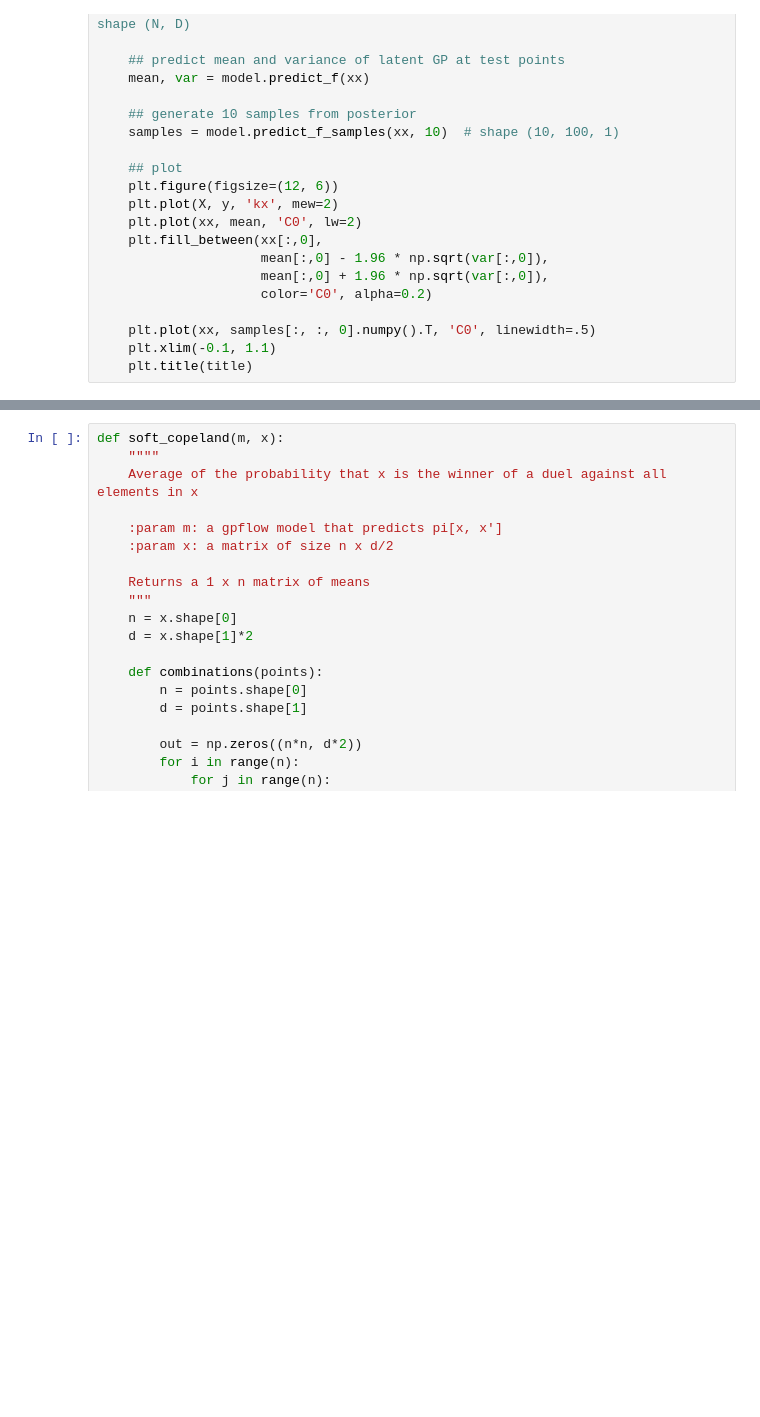
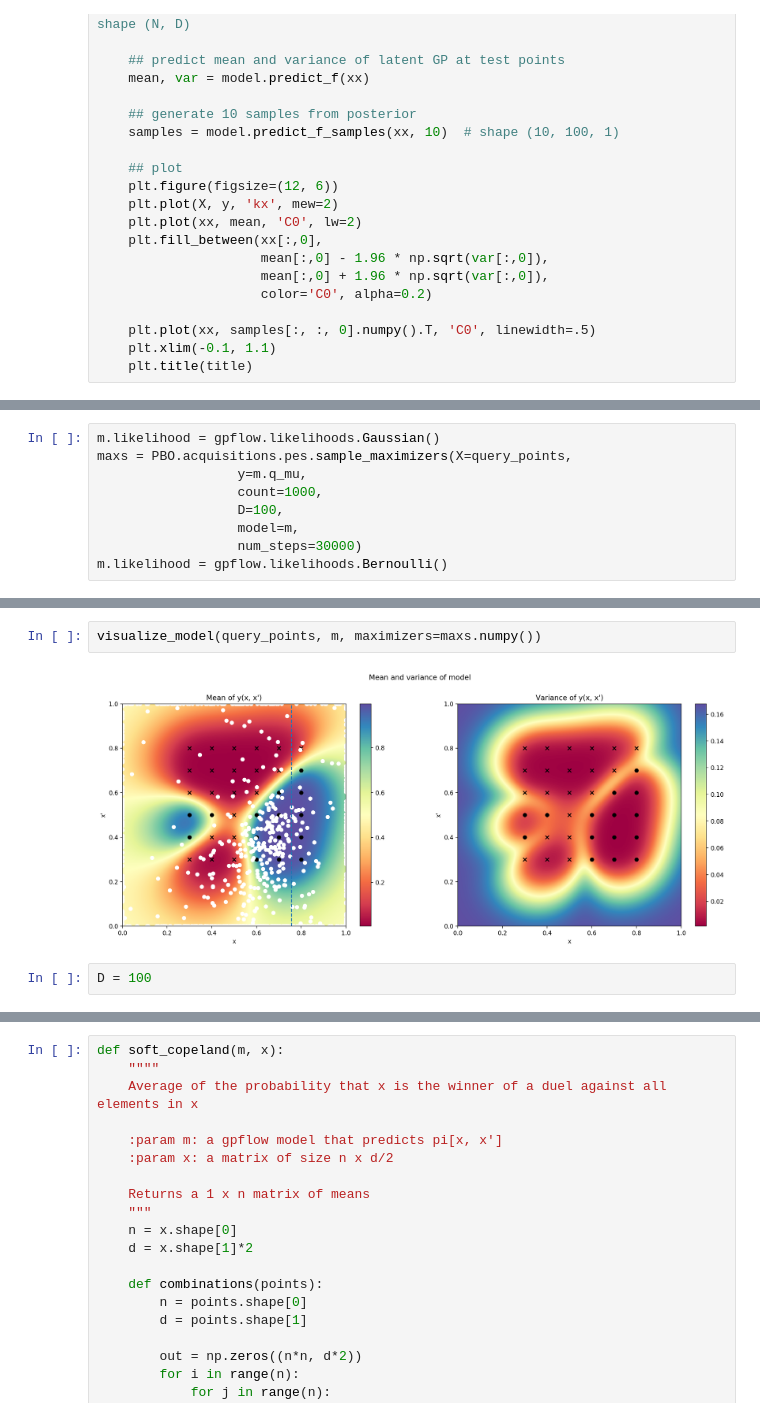
Before and after one commit to sebtsh/Top-k-Ranking-Bayesian-Optimization, a Jupyter notebook: notebooks/PBO_DTS.ipynb, the cells around one changed output, grey strips where cells are left out. Saved outputs shown, nothing was run; the diff lists cells and outputs as text; blank space fills up the shorter version.

Commit message:
Fix and refactor maximizer sampling

```diff
--- a/notebooks/PBO_DTS.ipynb
+++ b/notebooks/PBO_DTS.ipynb
@@ -523,0 +289,9 @@ plot(m, axes)
+# %%
+m.likelihood = gpflow.likelihoods.Gaussian()
+maxs = PBO.acquisitions.pes.sample_maximizers(X=query_points,
+                  y=m.q_mu,
+                  count=1000,
+                  D=100,
+                  model=m,
+                  num_steps=30000)
+m.likelihood = gpflow.likelihoods.Bernoulli()
@@ -523,0 +316,6 @@ plot(m, axes)
+# %%
+visualize_model(query_points, m, maximizers=maxs.numpy())
+# %% [output]
+[figure, added]
+# %%
+D = 100
```
Also changed, not shown: parts of 69 cells of this notebook, 2 other files.
